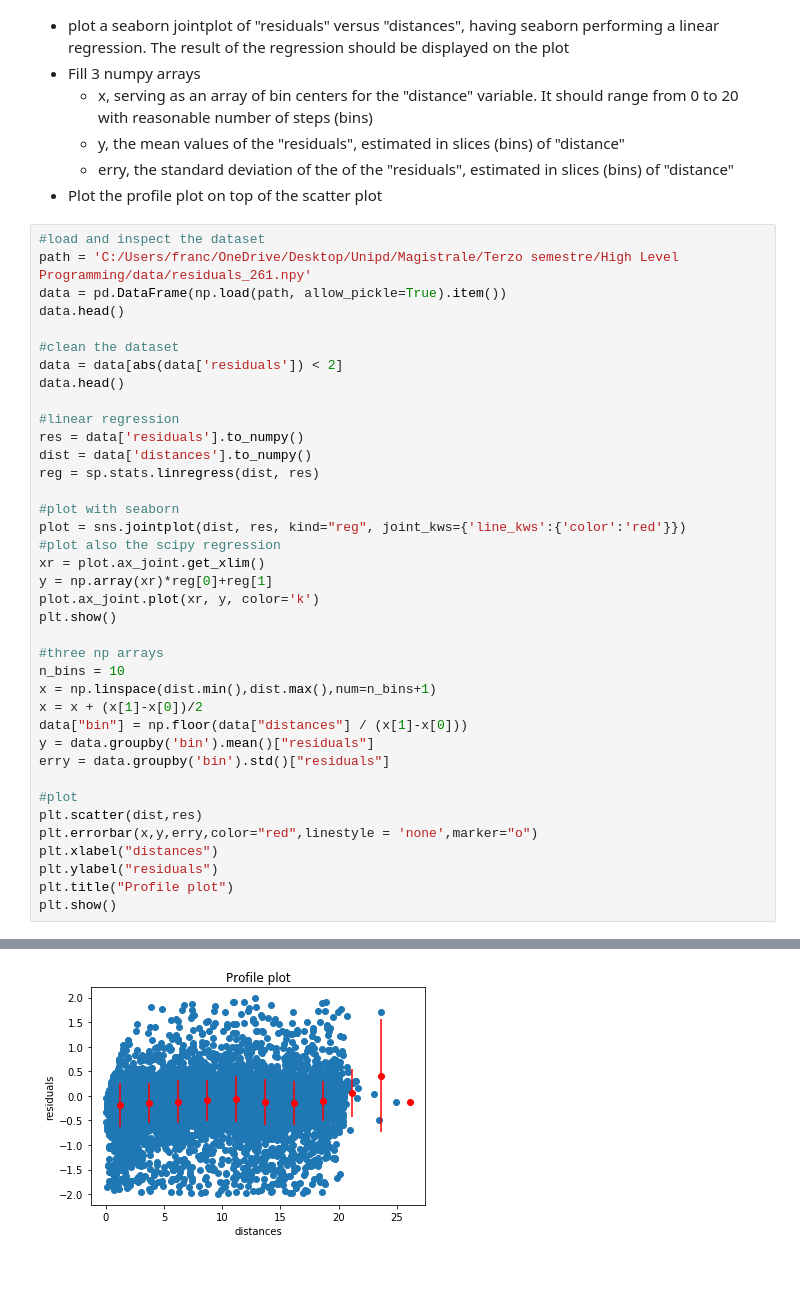
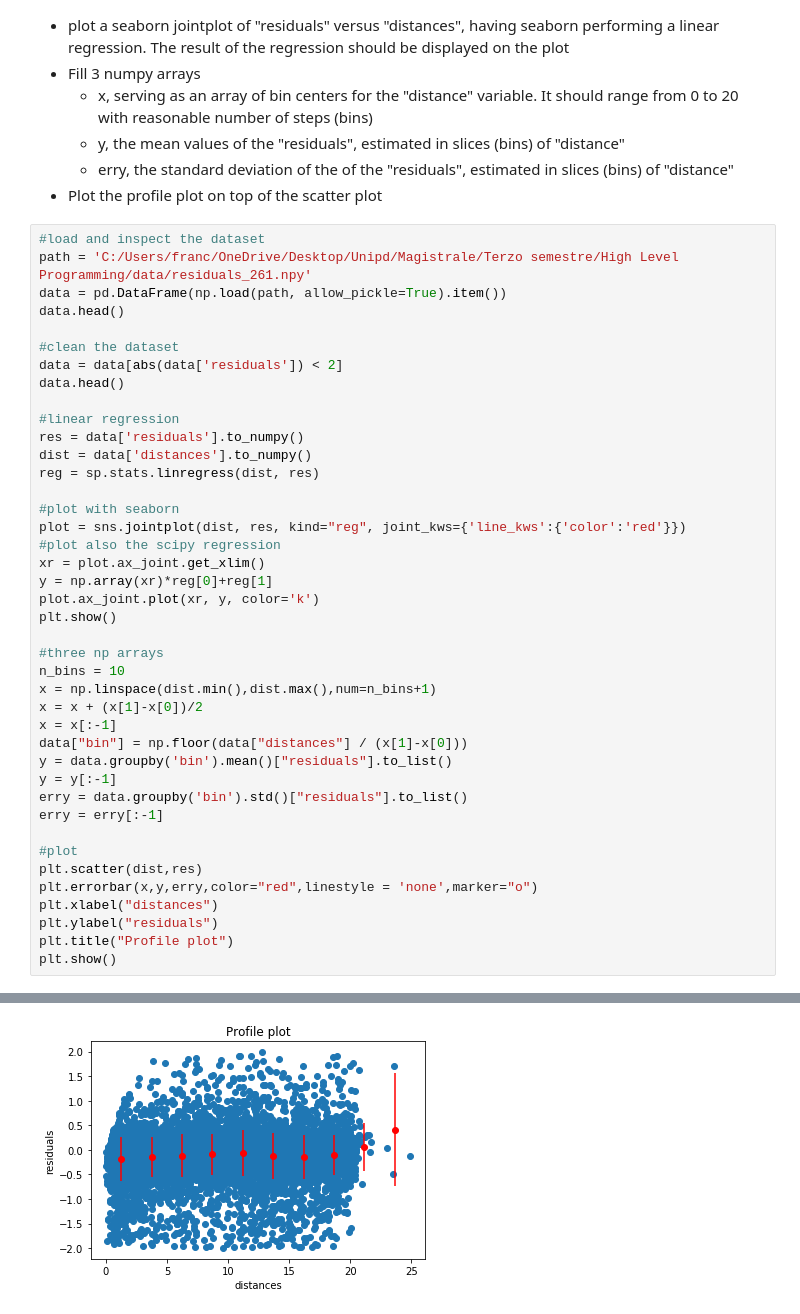
Before and after one commit to pasinfrancesco/LaboratoryOfComputationalPhysics_Y3, a Jupyter notebook: 06ex_Visualization.ipynb, the cells around one changed output, grey strips where cells are left out. Saved outputs shown, nothing was run; the diff lists cells and outputs as text; blank space fills up the shorter version.

```diff
--- a/06ex_Visualization.ipynb
+++ b/06ex_Visualization.ipynb
@@ -142,33 +142,36 @@ data = data[abs(data['residuals']) < 2]
 data.head()
 
 #linear regression
 res = data['residuals'].to_numpy()
 dist = data['distances'].to_numpy()
 reg = sp.stats.linregress(dist, res)
 
 #plot with seaborn
 plot = sns.jointplot(dist, res, kind="reg", joint_kws={'line_kws':{'color':'red'}})
 #plot also the scipy regression
 xr = plot.ax_joint.get_xlim()
 y = np.array(xr)*reg[0]+reg[1]
 plot.ax_joint.plot(xr, y, color='k')
 plt.show()
 
 #three np arrays
 n_bins = 10
 x = np.linspace(dist.min(),dist.max(),num=n_bins+1)
 x = x + (x[1]-x[0])/2
+x = x[:-1]
 data["bin"] = np.floor(data["distances"] / (x[1]-x[0]))
-y = data.groupby('bin').mean()["residuals"]
-erry = data.groupby('bin').std()["residuals"]
+y = data.groupby('bin').mean()["residuals"].to_list()
+y = y[:-1]
+erry = data.groupby('bin').std()["residuals"].to_list()
+erry = erry[:-1]
 
 #plot
 plt.scatter(dist,res)
 plt.errorbar(x,y,erry,color="red",linestyle = 'none',marker="o")
 plt.xlabel("distances")
 plt.ylabel("residuals")
 plt.title("Profile plot")
 plt.show()
 # %% [output]
 [figure]
-[figure, old version]
+[figure, new version]
```
Also changed, not shown: parts of 2 cells of this notebook, 5 other files.
